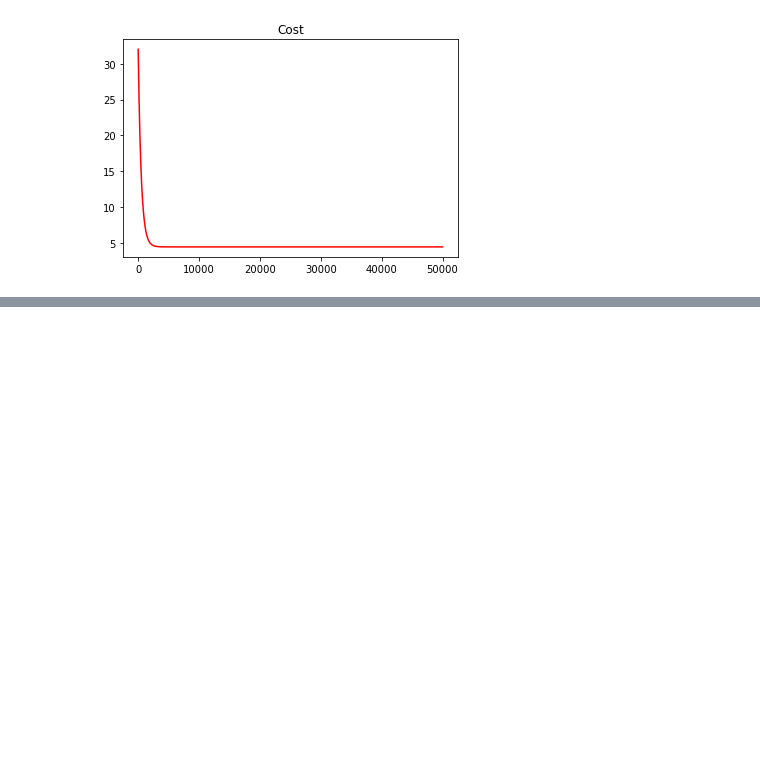
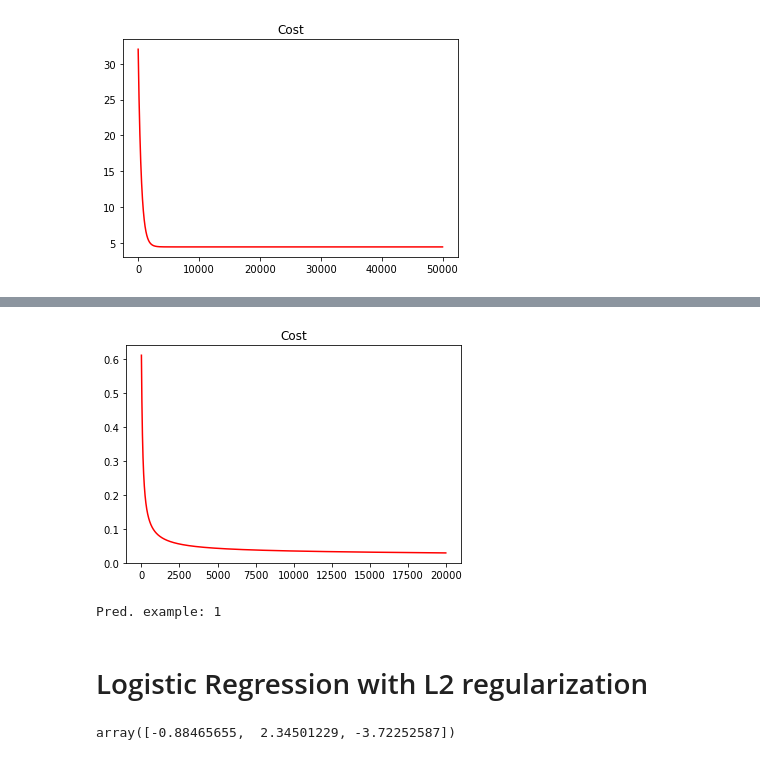
Before and after one commit to Monicasfe/SIB, a Jupyter notebook: scripts/M_eval2.ipynb, the cells around one changed output, grey strips where cells are left out. Cells and saved outputs as stored; diff of their text form; code cells hidden in the pictures; blank space fills up the shorter version.

```diff
--- a/scripts/M_eval2.ipynb
+++ b/scripts/M_eval2.ipynb
@@ -73,0 +135,19 @@ plt.show()
+# %%
+plt.plot(list(logreg.history.keys()), [ y[1] for y in logreg.history.values()], '-', color='red')
+plt.title('Cost')
+plt.show()
+# %% [output]
+[figure, added]
+# %%
+ex = np.array([5.5, 2])
+print("Pred. example:", logreg.predict(ex))
+# %% [output]
+Pred. example: 1
+# %% [markdown]
+# Logistic Regression with L2 regularization
+# %%
+logreg = LogisticRegressionReg()
+logreg.fit(dataset)
+logreg.theta
+# %% [output]
+array([-0.88465655,  2.34501229, -3.72252587])
```
Also changed, not shown: parts of 21 cells of this notebook, 3 other files.
